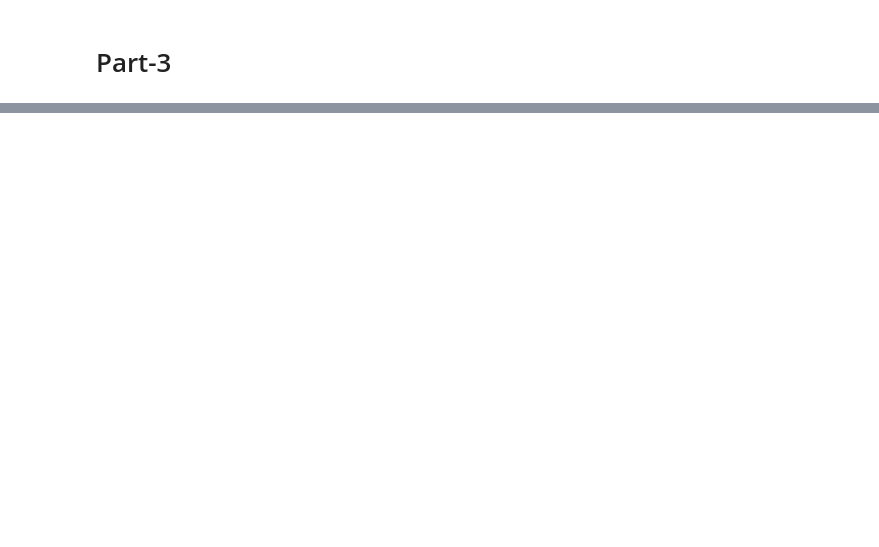
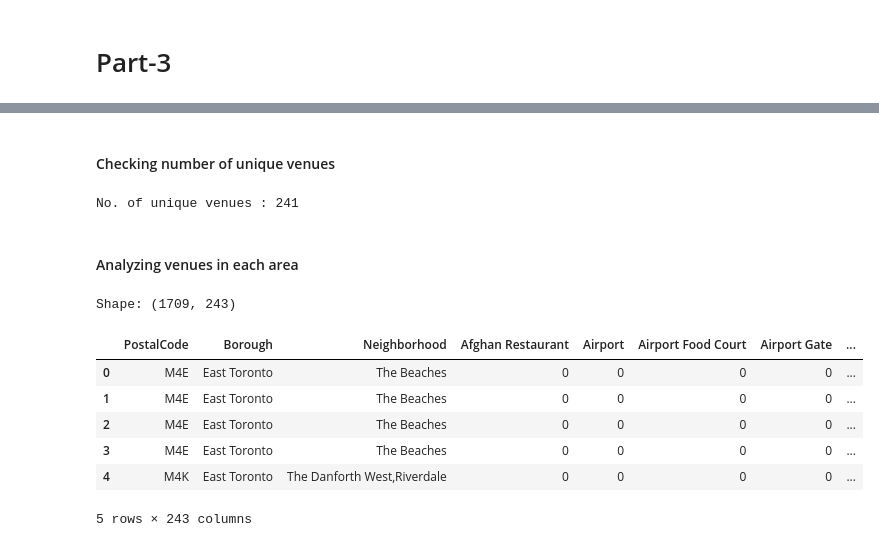
Before and after one commit to abhishek-shrm/Coursera_Capstone, a Jupyter notebook: project1-toronto.ipynb, the cells around one changed output, grey strips where cells are left out. Drawn from its saved outputs; the diff is of its cells as text; code cells hidden in the pictures; blank space fills up the shorter version.

```diff
--- a/project1-toronto.ipynb
+++ b/project1-toronto.ipynb
@@ -176,0 +331,36 @@ toronto_df_cord.head()
+# %% [markdown]
+#### Checking number of unique venues
+# %%
+print('No. of unique venues :',len(venues_df['VenueCategory'].unique()))
+# %% [output]
+No. of unique venues : 241
+# %% [markdown]
+#### Analyzing venues in each area
+# %%
+#one hot encoding
+toronto_venue_onehot=pd.get_dummies(venues_df[['VenueCategory']], prefix="", prefix_sep="")
+
+#adding postal code,borough, neighborhood and venue columns
+toronto_venue_onehot['PostalCode']=venues_df['PostalCode']
+toronto_venue_onehot['Borough']=venues_df['Borough']
+toronto_venue_onehot['Neighborhood']=venues_df['Neighborhood']
+
+#moving postal code,borough, neighborhood and venue columns to starting
+cols = toronto_venue_onehot.columns.tolist()
+cols.insert(0, cols.pop(cols.index('PostalCode')))
+cols.insert(1, cols.pop(cols.index('Borough')))
+cols.insert(2, cols.pop(cols.index('Neighborhood')))
+
+toronto_venue_onehot=toronto_venue_onehot.reindex(columns=cols)
+
+print('Shape:',toronto_venue_onehot.shape)
+toronto_venue_onehot.head()
+# %% [output]
+Shape: (1709, 243)
+|  | PostalCode | Borough | Neighborhood | Afghan Restaurant | Airport | Airport Food Court | Airport Gate | ... |
+| 0 | M4E | East Toronto | The Beaches | 0 | 0 | 0 | 0 | ... |
+| 1 | M4E | East Toronto | The Beaches | 0 | 0 | 0 | 0 | ... |
+| 2 | M4E | East Toronto | The Beaches | 0 | 0 | 0 | 0 | ... |
+| 3 | M4E | East Toronto | The Beaches | 0 | 0 | 0 | 0 | ... |
+| 4 | M4K | East Toronto | The Danforth West,Riverdale | 0 | 0 | 0 | 0 | ... |
+5 rows × 243 columns
```
Also changed, not shown: parts of 44 cells of this notebook.
